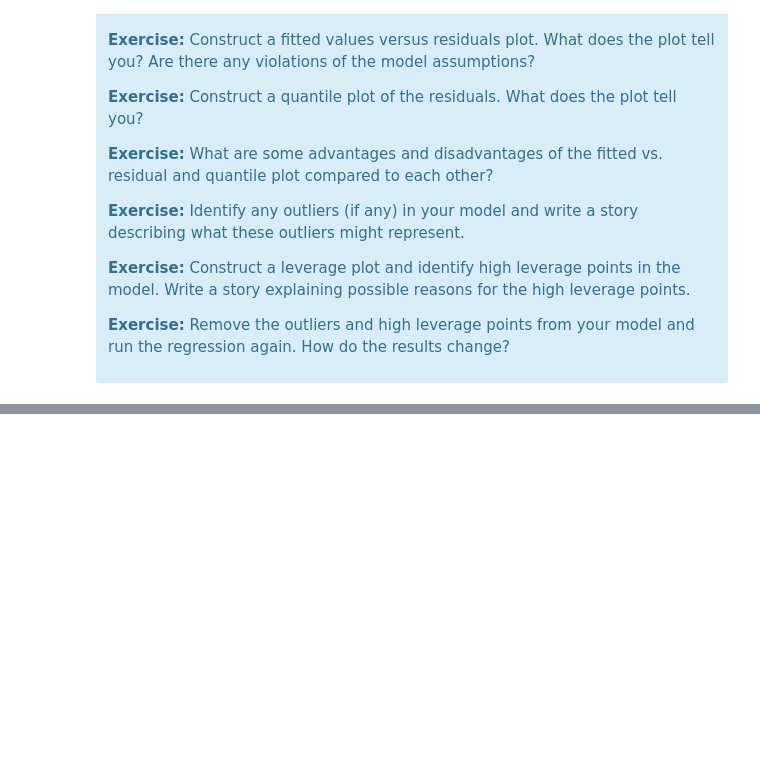
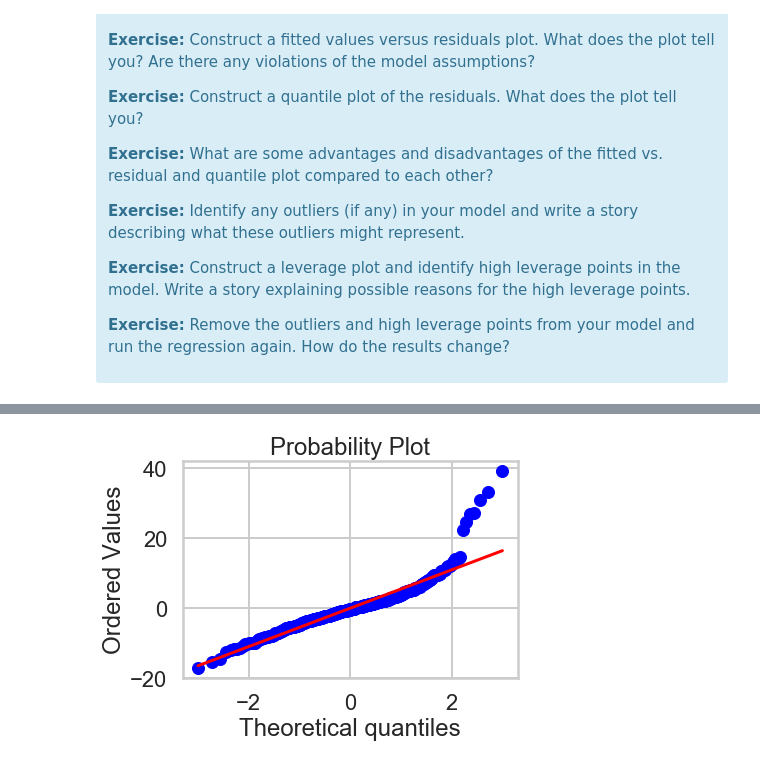
Before and after one commit to tnankie/linear_regression_springboard, a Jupyter notebook: Mini_Project_Linear_Regression.ipynb, the cells around one changed output, grey strips where cells are left out. Drawn from its saved outputs; the diff is of its cells as text; code cells hidden in the pictures; blank space fills up the shorter version.

```diff
--- a/Mini_Project_Linear_Regression.ipynb
+++ b/Mini_Project_Linear_Regression.ipynb
@@ -925,0 +910,5 @@ os.listdir()
+# %%
+
+stats.probplot(o.resid, dist="norm", plot=pylab)
+# %% [output]
+[figure, added]
```
Also changed, not shown: parts of 14 cells of this notebook.
